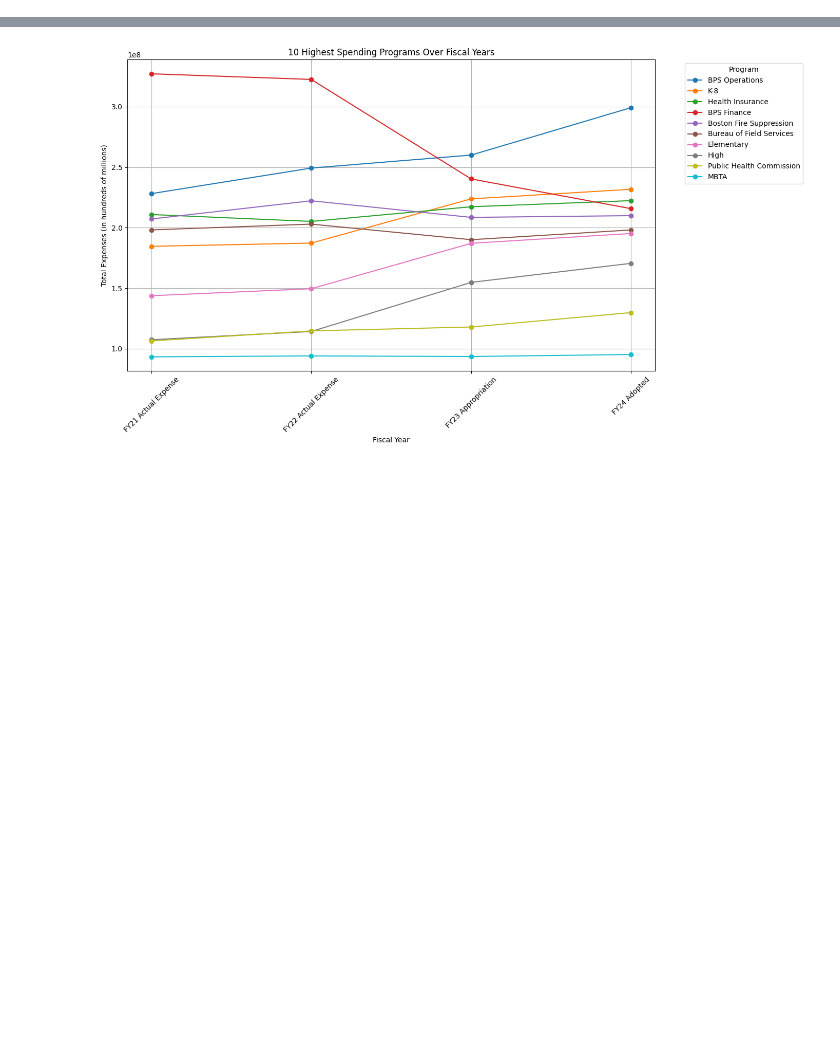
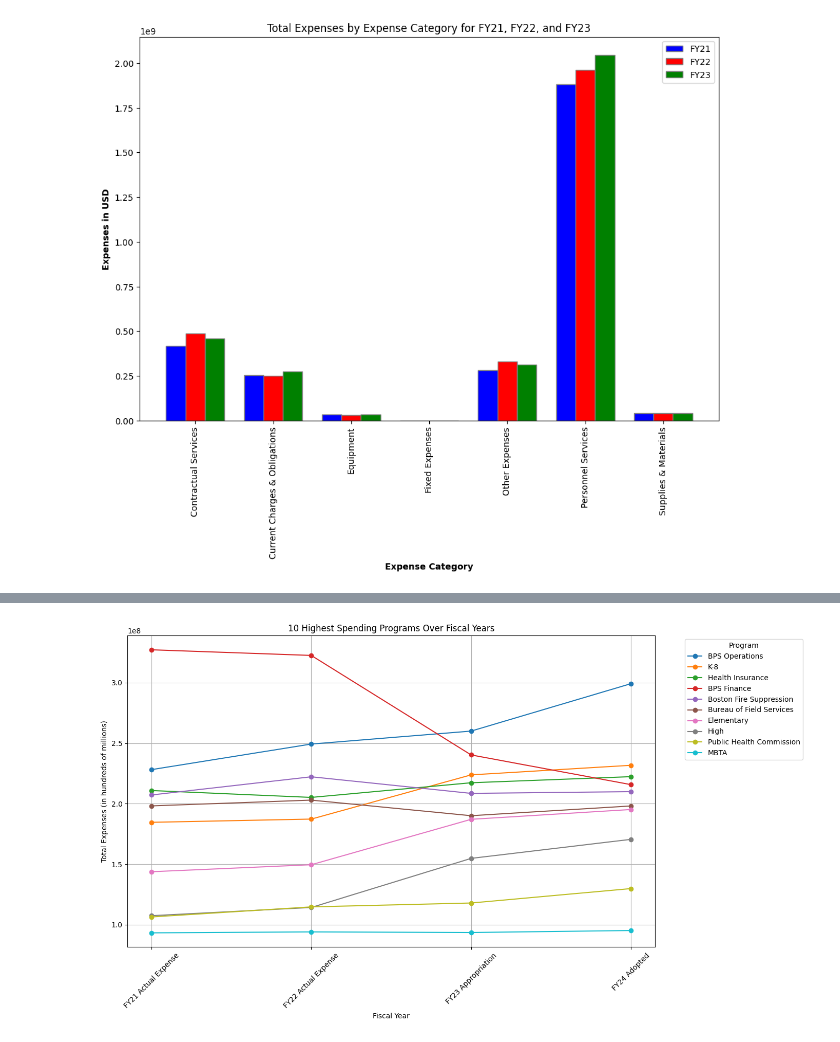
Before and after one commit to BU-Spark/ds-boston-city-budget, a Jupyter notebook: fa23-team-a/visual.ipynb, the cells around one changed output, grey strips where cells are left out. Saved outputs shown, nothing was run; the diff lists cells and outputs as text; code cells hidden in the pictures; blank space fills up the shorter version.

```diff
--- a/fa23-team-a/visual.ipynb
+++ b/fa23-team-a/visual.ipynb
@@ -29,0 +101,32 @@ plt.show()
+# %%
+# Recreate the visualization with the corrected data
+total_expenses_by_category = data.groupby('Expense Category')[['FY21 Actual Expense', 'FY22 Actual Expense', 'FY23 Appropriation']].sum().reset_index()
+
+# Sort the categories for consistent plotting
+sorted_total_expenses = total_expenses_by_category.sort_values(by='Expense Category')
+
+# Plotting
+fig, ax = plt.subplots(figsize=(12, 8))
+bar_width = 0.25
+# Set position of bar on X axis
+r1 = np.arange(len(sorted_total_expenses['Expense Category']))
+r2 = [x + bar_width for x in r1]
+r3 = [x + bar_width for x in r2]
+
+# Make the plot
+ax.bar(r1, sorted_total_expenses['FY21 Actual Expense'], color='b', width=bar_width, edgecolor='grey', label='FY21')
+ax.bar(r2, sorted_total_expenses['FY22 Actual Expense'], color='r', width=bar_width, edgecolor='grey', label='FY22')
+ax.bar(r3, sorted_total_expenses['FY23 Appropriation'], color='g', width=bar_width, edgecolor='grey', label='FY23')
+
+# Add xticks on the middle of the group bars
+ax.set_xlabel('Expense Category', fontweight='bold')
+ax.set_ylabel('Expenses in USD', fontweight='bold')
+ax.set_xticks([r + bar_width for r in range(len(r1))])
+ax.set_xticklabels(sorted_total_expenses['Expense Category'], rotation=90)
+ax.set_title('Total Expenses by Expense Category for FY21, FY22, and FY23')
+
+# Create legend & Show graphic
+ax.legend()
+plt.show()
+# %% [output]
+[figure, added]
```
Also changed, not shown: parts of 6 cells of this notebook.
